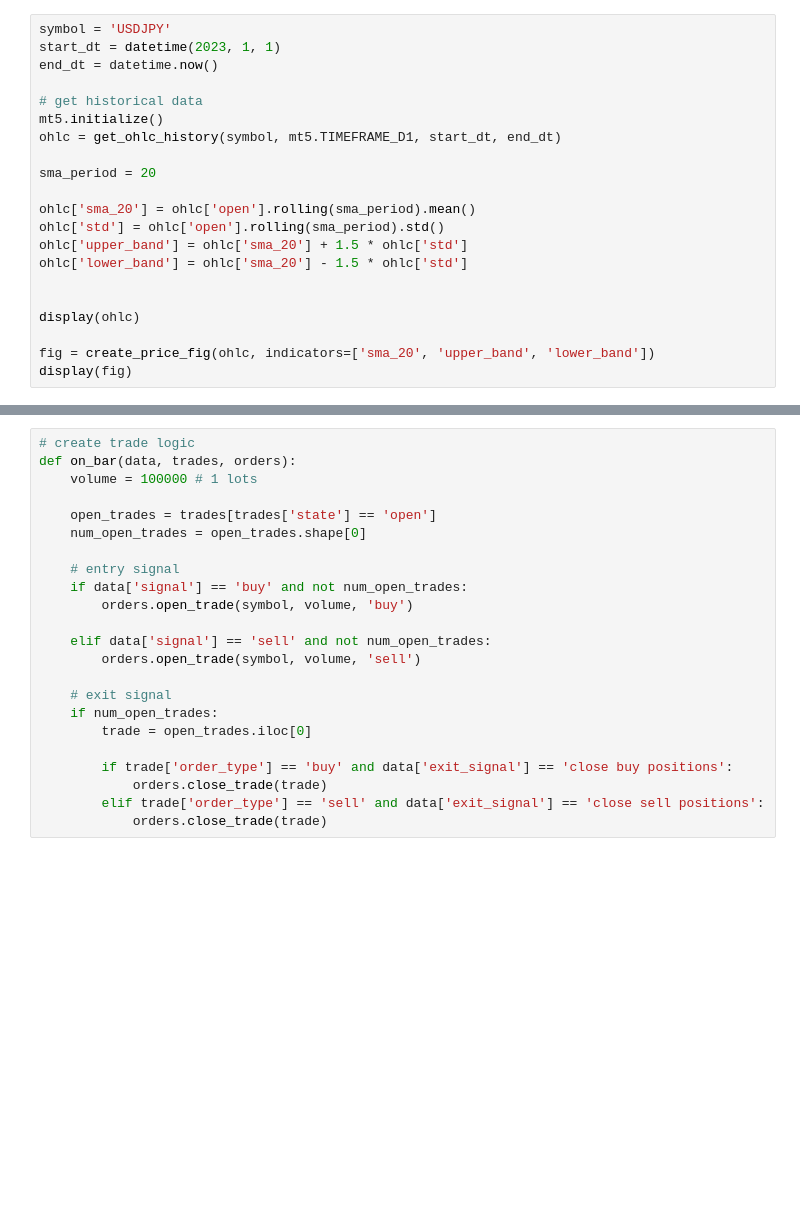
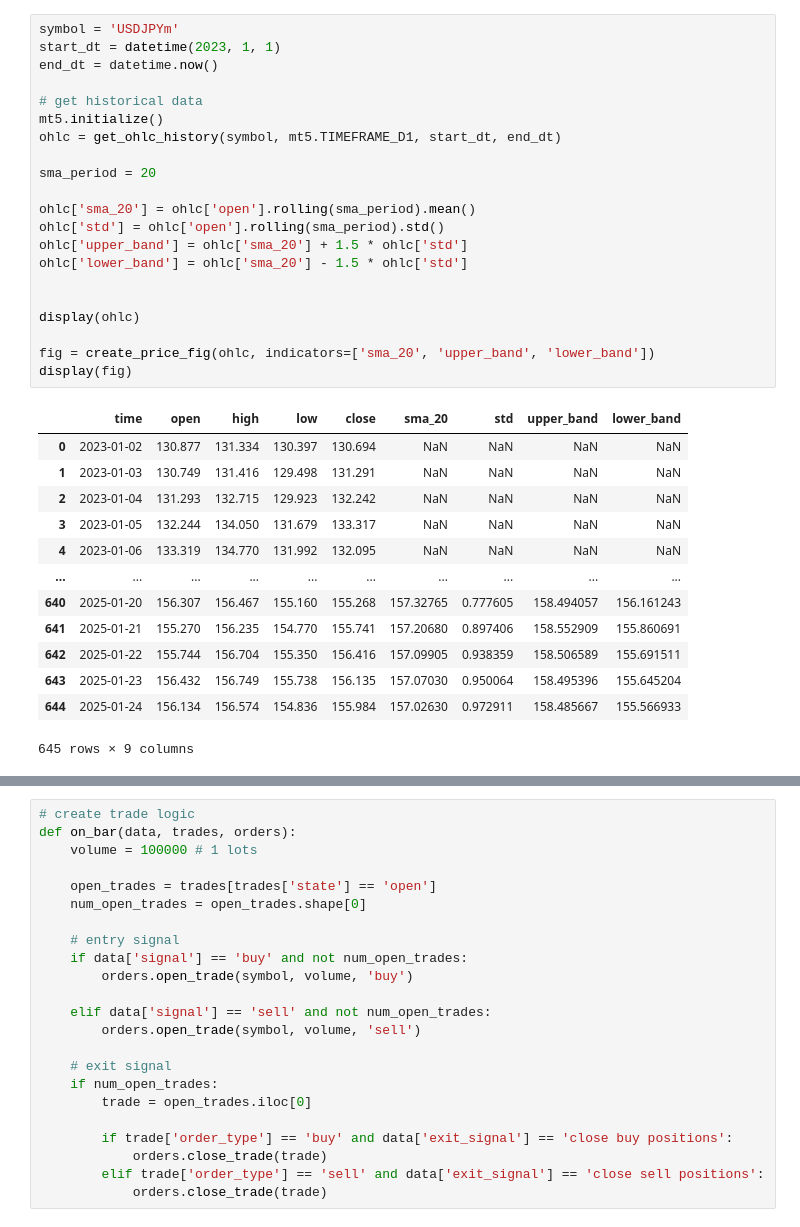
Before and after one commit to dernestbank/algobot, a Jupyter notebook: ATJ/streams/3_bolingerbands_backtesting.ipynb, the cells around one changed output, grey strips where cells are left out. Saved outputs shown, nothing was run; the diff lists cells and outputs as text; blank space fills up the shorter version.

```diff
--- a/ATJ/streams/3_bolingerbands_backtesting.ipynb
+++ b/ATJ/streams/3_bolingerbands_backtesting.ipynb
@@ -7,21 +15,35 @@ from projects.atj_trading_legacy.backtester import Backtester, get_ohlc_history,
 # %%
-symbol = 'USDJPY'
+symbol = 'USDJPYm'
 start_dt = datetime(2023, 1, 1)
 end_dt = datetime.now()
 
 # get historical data
 mt5.initialize()
 ohlc = get_ohlc_history(symbol, mt5.TIMEFRAME_D1, start_dt, end_dt)
 
 sma_period = 20
 
 ohlc['sma_20'] = ohlc['open'].rolling(sma_period).mean()
 ohlc['std'] = ohlc['open'].rolling(sma_period).std()
 ohlc['upper_band'] = ohlc['sma_20'] + 1.5 * ohlc['std']
 ohlc['lower_band'] = ohlc['sma_20'] - 1.5 * ohlc['std']
 
 
 display(ohlc)
 
 fig = create_price_fig(ohlc, indicators=['sma_20', 'upper_band', 'lower_band'])
 display(fig)
+# %% [output]
+|  | time | open | high | low | close | sma_20 | std | upper_band | lower_band |
+| 0 | 2023-01-02 | 130.877 | 131.334 | 130.397 | 130.694 | NaN | NaN | NaN | NaN |
+| 1 | 2023-01-03 | 130.749 | 131.416 | 129.498 | 131.291 | NaN | NaN | NaN | NaN |
+| 2 | 2023-01-04 | 131.293 | 132.715 | 129.923 | 132.242 | NaN | NaN | NaN | NaN |
+| 3 | 2023-01-05 | 132.244 | 134.050 | 131.679 | 133.317 | NaN | NaN | NaN | NaN |
+| 4 | 2023-01-06 | 133.319 | 134.770 | 131.992 | 132.095 | NaN | NaN | NaN | NaN |
+| ... | ... | ... | ... | ... | ... | ... | ... | ... | ... |
+| 640 | 2025-01-20 | 156.307 | 156.467 | 155.160 | 155.268 | 157.32765 | 0.777605 | 158.494057 | 156.161243 |
+| 641 | 2025-01-21 | 155.270 | 156.235 | 154.770 | 155.741 | 157.20680 | 0.897406 | 158.552909 | 155.860691 |
+| 642 | 2025-01-22 | 155.744 | 156.704 | 155.350 | 156.416 | 157.09905 | 0.938359 | 158.506589 | 155.691511 |
+| 643 | 2025-01-23 | 156.432 | 156.749 | 155.738 | 156.135 | 157.07030 | 0.950064 | 158.495396 | 155.645204 |
+| 644 | 2025-01-24 | 156.134 | 156.574 | 154.836 | 155.984 | 157.02630 | 0.972911 | 158.485667 | 155.566933 |
+645 rows × 9 columns
```
Also changed, not shown: parts of 6 cells of this notebook, 2 other files.
